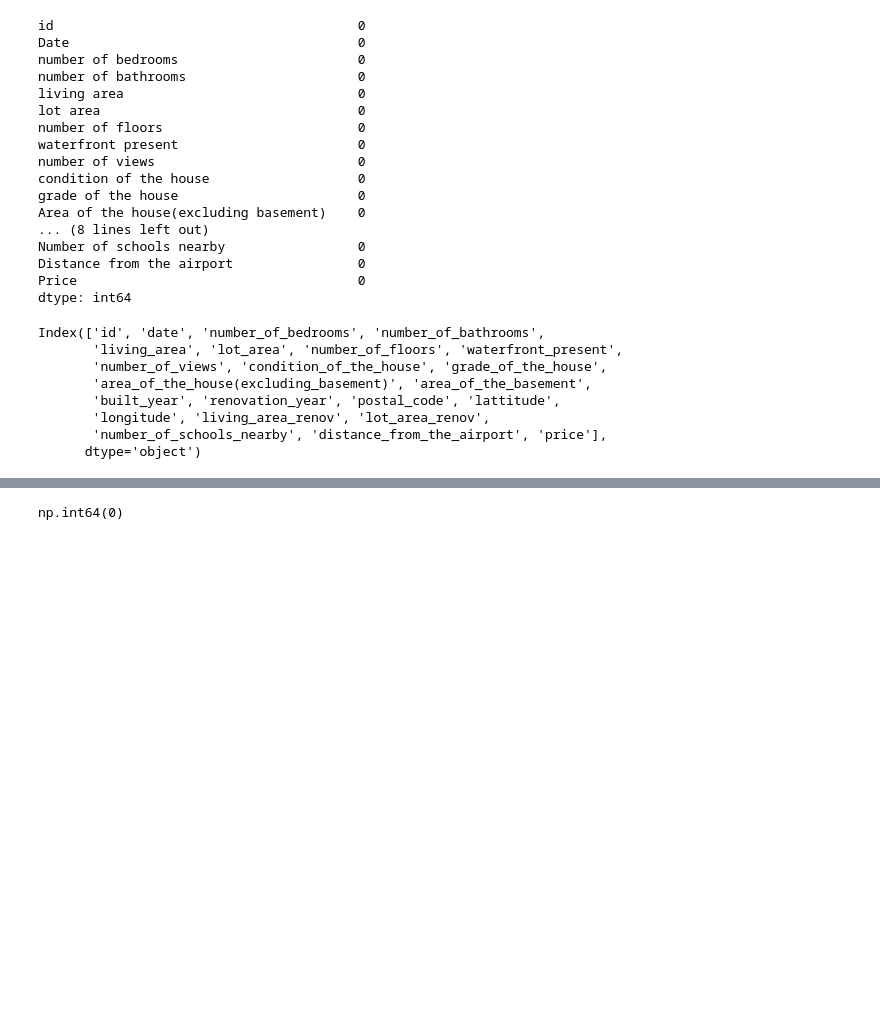
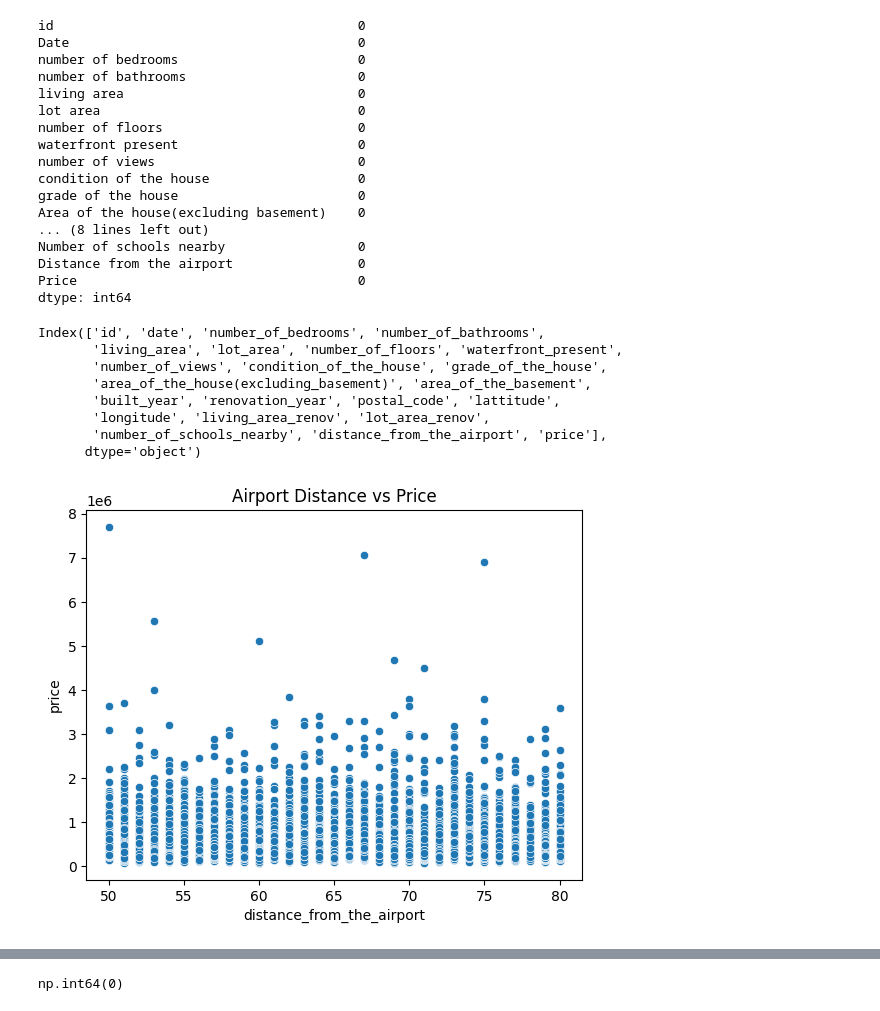
Before and after one commit to RishiKarmakar2910/india-house-price-predictor, a Jupyter notebook: price_prediction_model.ipynb, the cells around one changed output, grey strips where cells are left out. Drawn from its saved outputs; the diff is of its cells as text; code cells hidden in the pictures; blank space fills up the shorter version.

```diff
--- a/price_prediction_model.ipynb
+++ b/price_prediction_model.ipynb
@@ -104,3 +105,11 @@ Index(['id', 'date', 'number_of_bedrooms', 'number_of_bathrooms',
        'longitude', 'living_area_renov', 'lot_area_renov',
        'number_of_schools_nearby', 'distance_from_the_airport', 'price'],
       dtype='object')
+# %%
+import matplotlib.pyplot as plt
+
+sns.scatterplot(x=df["distance_from_the_airport"], y=df["price"])
+plt.title("Airport Distance vs Price")
+plt.show()
+# %% [output]
+[figure, added]
```
Also changed, not shown: parts of 9 cells of this notebook, 4 other files.
